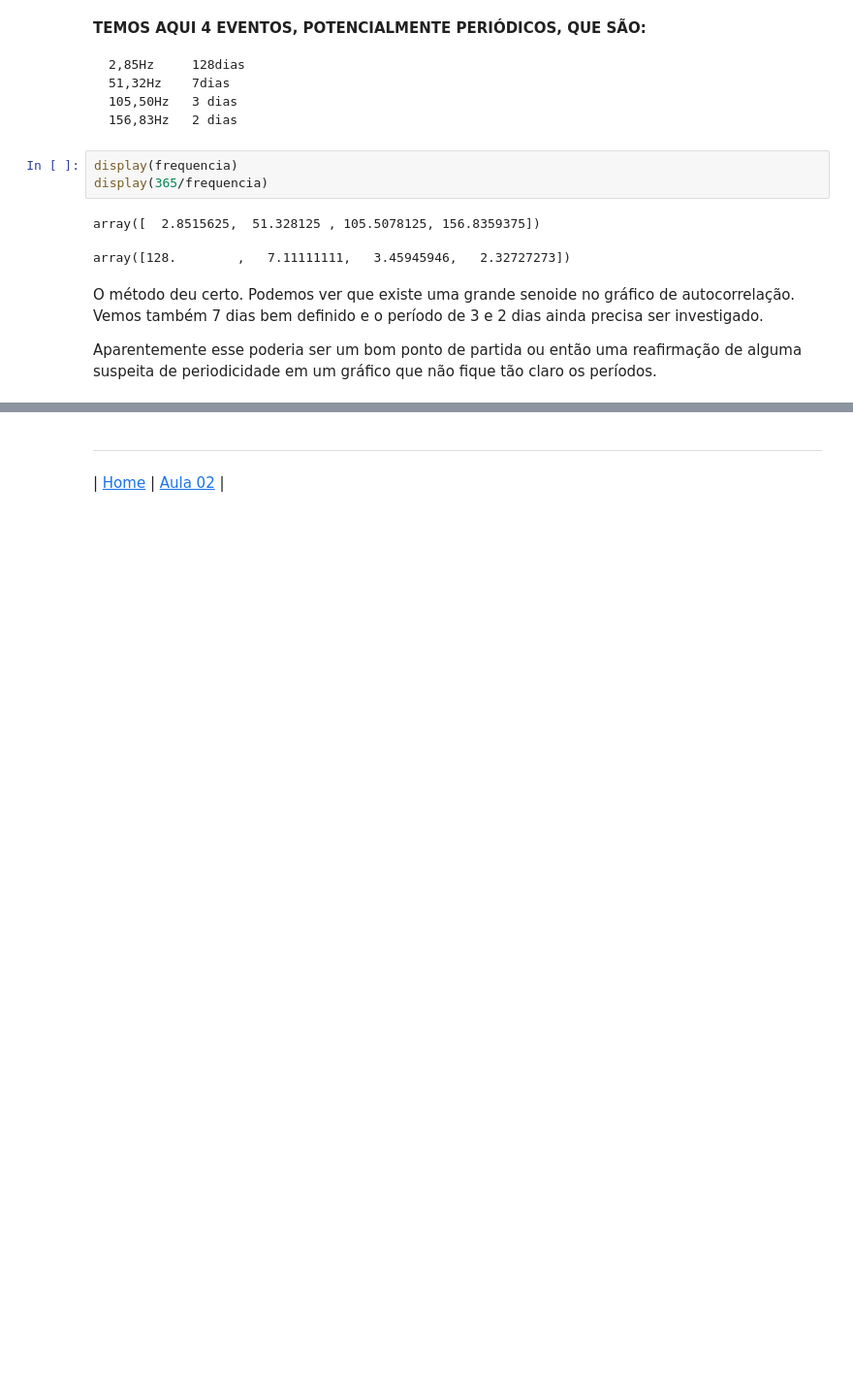
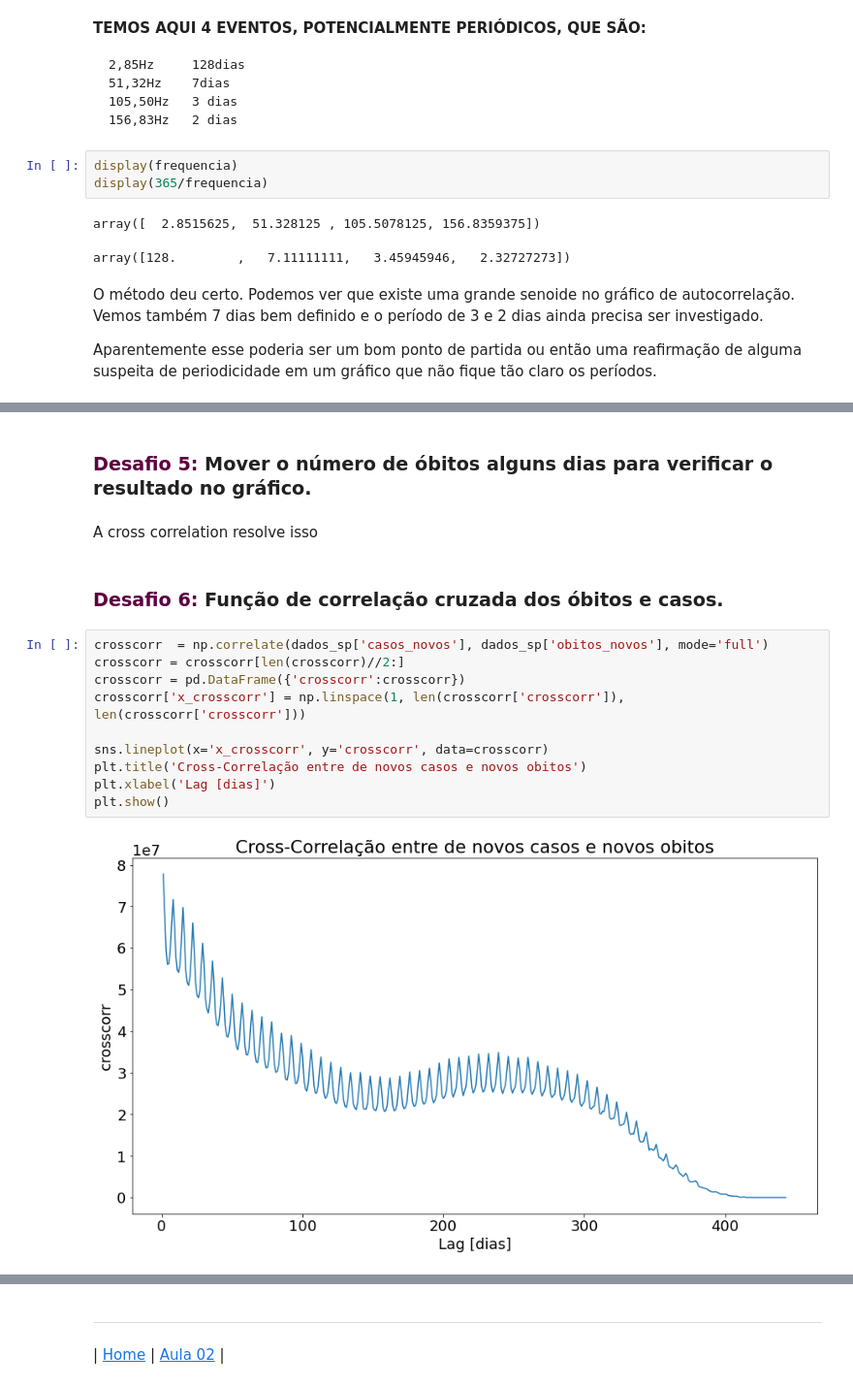
Before and after one commit to fdrigui/BootcampDS, a Jupyter notebook: modulo_tres/Aula_01.ipynb, the cells around one changed output, grey strips where cells are left out. Shown at 97% size. Cells and saved outputs as stored; diff of their text form; blank space fills up the shorter version.

```diff
--- a/modulo_tres/Aula_01.ipynb
+++ b/modulo_tres/Aula_01.ipynb
@@ -477,0 +515,18 @@ Aparentemente esse poderia ser um bom ponto de partida ou então uma reafirmaç
+# %% [markdown]
+<h3><b><span style="color:#5C0040">Desafio 5: </span></b>Mover o número de óbitos alguns dias para verificar o resultado no gráfico.</h3>
+# %% [markdown]
+A cross correlation resolve isso
+# %% [markdown]
+<h3><b><span style="color:#5C0040">Desafio 6: </span></b>Função de correlação cruzada dos óbitos e casos.</h3>
+# %%
+crosscorr  = np.correlate(dados_sp['casos_novos'], dados_sp['obitos_novos'], mode='full')
+crosscorr = crosscorr[len(crosscorr)//2:]
+crosscorr = pd.DataFrame({'crosscorr':crosscorr})
+crosscorr['x_crosscorr'] = np.linspace(1, len(crosscorr['crosscorr']), len(crosscorr['crosscorr']))
+
+sns.lineplot(x='x_crosscorr', y='crosscorr', data=crosscorr)
+plt.title('Cross-Correlação entre de novos casos e novos obitos')
+plt.xlabel('Lag [dias]')
+plt.show()
+# %% [output]
+[figure, added]
```
Also changed, not shown: parts of 23 cells of this notebook.
